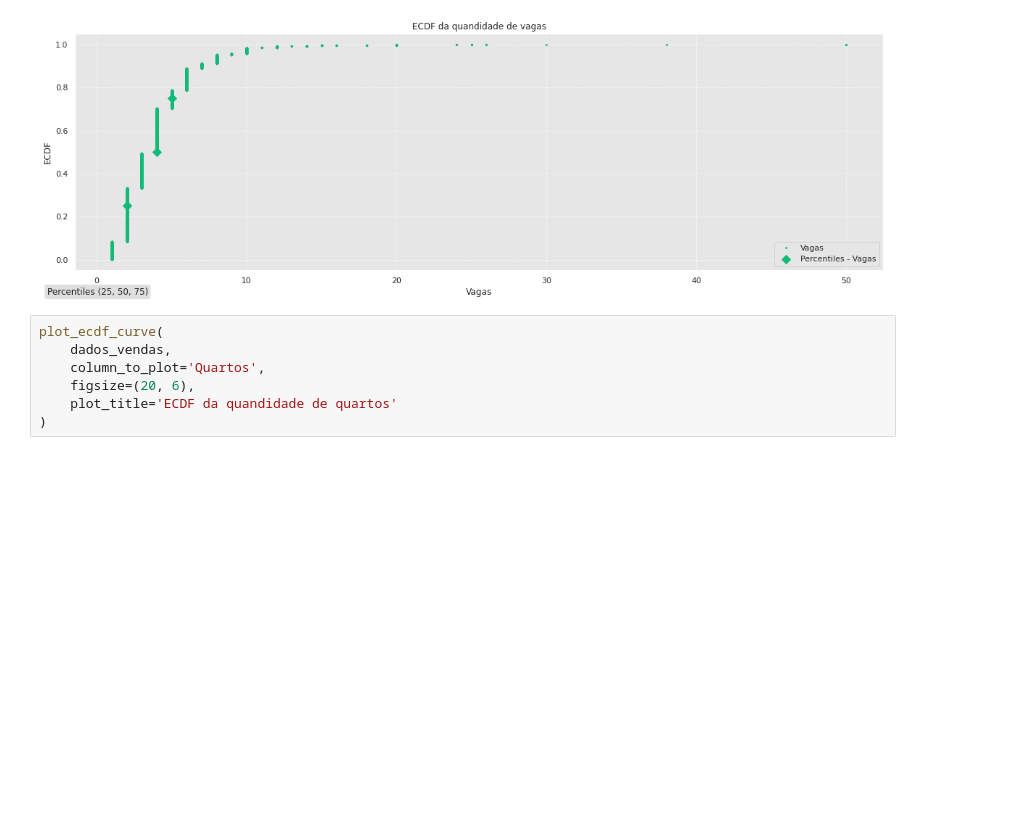
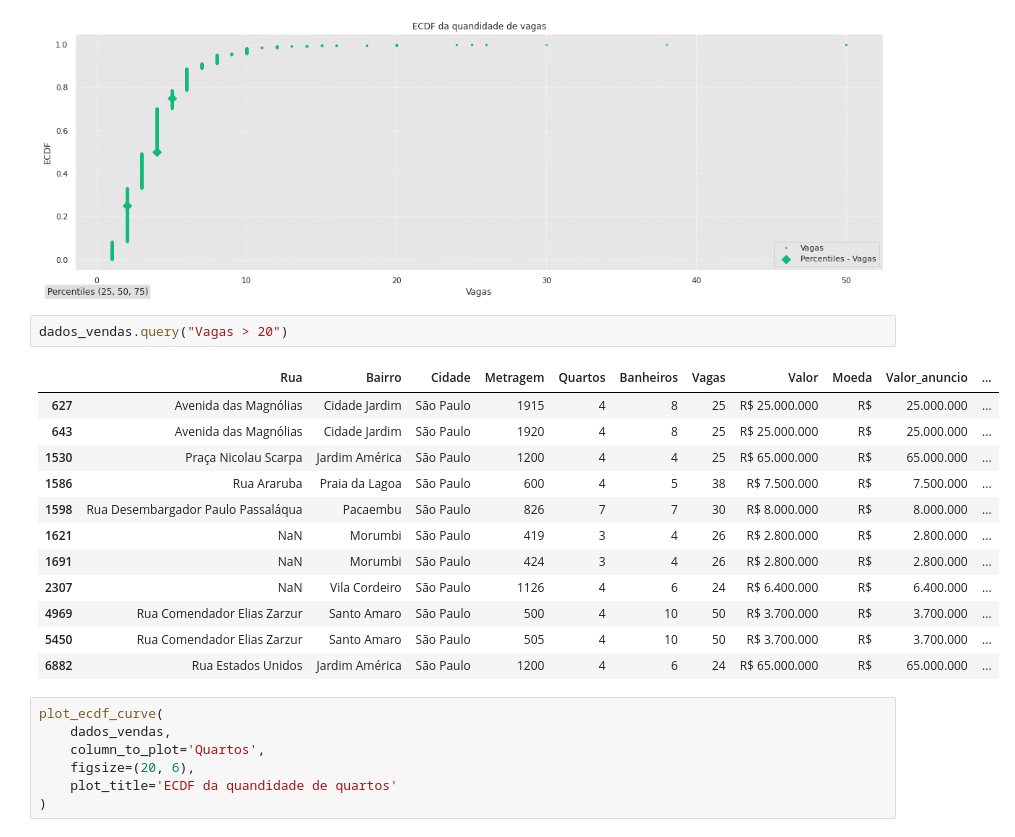
Before and after one commit to esaheki/imersao_dados_alura, a Jupyter notebook: Imersao_dados_4_aula02.ipynb, the cells around one changed output. Saved outputs shown, nothing was run; the diff lists cells and outputs as text; blank space fills up the shorter version.

```diff
--- a/Imersao_dados_4_aula02.ipynb
+++ b/Imersao_dados_4_aula02.ipynb
@@ -395,6 +446,21 @@ plot_ecdf_curve(
 )
 # %% [output]
 [figure]
+# %%
+dados_vendas.query("Vagas > 20")
+# %% [output]
+|  | Rua | Bairro | Cidade | Metragem | Quartos | Banheiros | Vagas | Valor | Moeda | Valor_anuncio | ... |
+| 627 | Avenida das Magnólias | Cidade Jardim | São Paulo | 1915 | 4 | 8 | 25 | R$ 25.000.000 | R$ | 25.000.000 | ... |
+| 643 | Avenida das Magnólias | Cidade Jardim | São Paulo | 1920 | 4 | 8 | 25 | R$ 25.000.000 | R$ | 25.000.000 | ... |
+| 1530 | Praça Nicolau Scarpa | Jardim América | São Paulo | 1200 | 4 | 4 | 25 | R$ 65.000.000 | R$ | 65.000.000 | ... |
+| 1586 | Rua Araruba | Praia da Lagoa | São Paulo | 600 | 4 | 5 | 38 | R$ 7.500.000 | R$ | 7.500.000 | ... |
+| 1598 | Rua Desembargador Paulo Passaláqua | Pacaembu | São Paulo | 826 | 7 | 7 | 30 | R$ 8.000.000 | R$ | 8.000.000 | ... |
+| 1621 | NaN | Morumbi | São Paulo | 419 | 3 | 4 | 26 | R$ 2.800.000 | R$ | 2.800.000 | ... |
+| 1691 | NaN | Morumbi | São Paulo | 424 | 3 | 4 | 26 | R$ 2.800.000 | R$ | 2.800.000 | ... |
+| 2307 | NaN | Vila Cordeiro | São Paulo | 1126 | 4 | 6 | 24 | R$ 6.400.000 | R$ | 6.400.000 | ... |
+| 4969 | Rua Comendador Elias Zarzur | Santo Amaro | São Paulo | 500 | 4 | 10 | 50 | R$ 3.700.000 | R$ | 3.700.000 | ... |
+| 5450 | Rua Comendador Elias Zarzur | Santo Amaro | São Paulo | 505 | 4 | 10 | 50 | R$ 3.700.000 | R$ | 3.700.000 | ... |
+| 6882 | Rua Estados Unidos | Jardim América | São Paulo | 1200 | 4 | 6 | 24 | R$ 65.000.000 | R$ | 65.000.000 | ... |
 # %%
 plot_ecdf_curve(
     dados_vendas,
```
Also changed, not shown: parts of 11 cells of this notebook.
